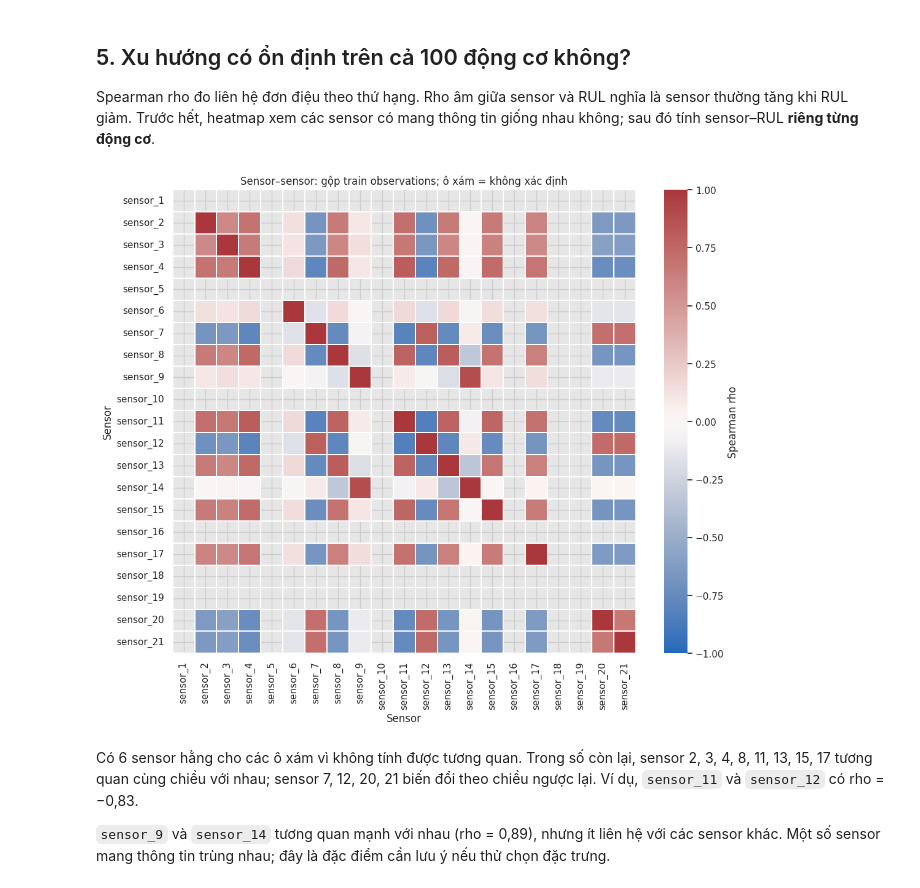
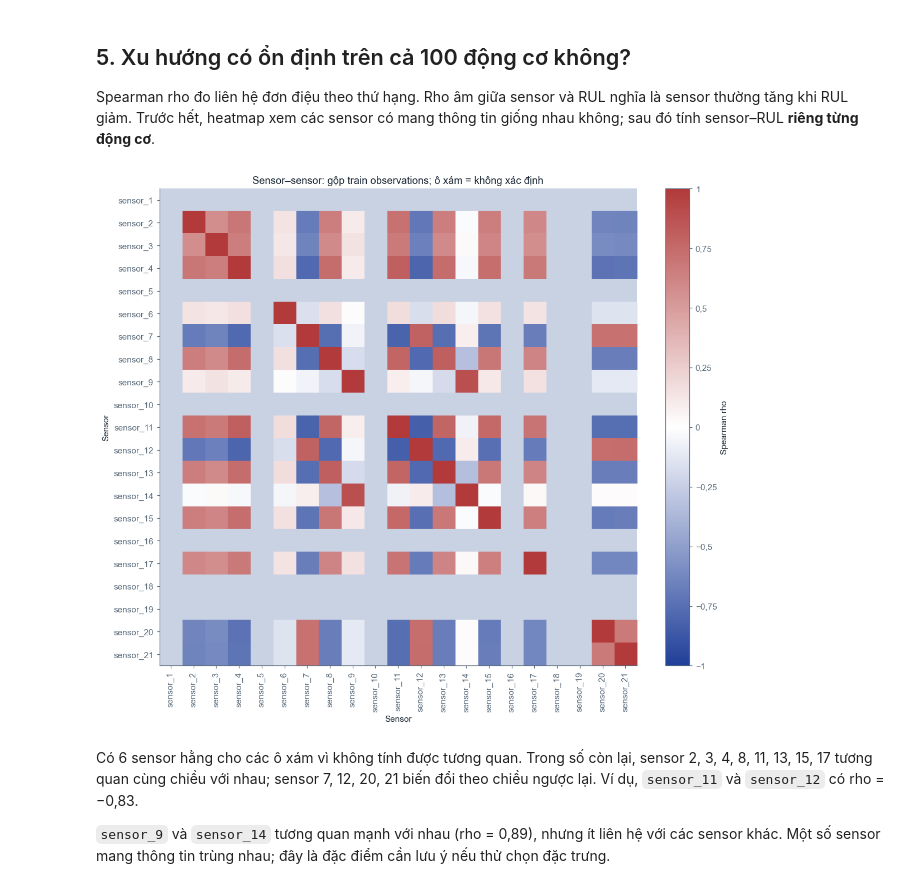
Before and after one commit to ti014/tinasa-cmapss-rul-prediction, a Jupyter notebook: notebooks/01_fd001_eda.ipynb, the cells around one changed output. Cells and saved outputs as stored; diff of their text form; code cells hidden in the pictures.

```diff
--- a/notebooks/01_fd001_eda.ipynb
+++ b/notebooks/01_fd001_eda.ipynb
@@ -26,6 +28,5 @@ RAW_PATH = ROOT / "data/raw/train_FD001.txt"
 # %%
 import tempfile
-import seaborn as sns
 
 output_root = ROOT / "outputs/notebook01"
 output_root.mkdir(parents=True, exist_ok=True)
@@ -33,8 +34,6 @@ OUTPUT = Path(tempfile.mkdtemp(prefix="run-", dir=output_root))
 TABLES, FIGURES = OUTPUT / "tables", OUTPUT / "figures"
 TABLES.mkdir()
 FIGURES.mkdir()
-sns.set_theme(style="whitegrid", context="notebook", palette="colorblind")
-plt.rcParams.update({"font.family": "DejaVu Sans", "figure.dpi": 100})
 # %% [markdown]
 ## 1. Đọc một động cơ trước khi gộp cả tập
 
@@ -67,6 +66,7 @@ def save_table(table, filename):
 
 
 def show_figure(fig, filename, show=True):
+    style_figure(fig)
     fig.savefig(FIGURES / filename, dpi=150, bbox_inches="tight", facecolor="white")
     if show:
         display(fig)
@@ -310,19 +311,25 @@ Spearman rho đo liên hệ đơn điệu theo thứ hạng. Rho âm giữa sens
 khi RUL giảm. Trước hết, heatmap xem các sensor có mang thông tin giống nhau không; sau đó tính
 sensor–RUL **riêng từng động cơ**.
 # %%
+from matplotlib.colors import LinearSegmentedColormap
+
 sensor_correlation = train[list(SENSORS)].corr(method="spearman")
 sensor_correlation.index.name = "sensor"
 save_table(sensor_correlation.reset_index(), "sensor_spearman_pooled.csv")
-
 fig, ax = plt.subplots(figsize=(11, 9), layout="constrained")
-ax.set_facecolor("#e6e6e6")
-sns.heatmap(sensor_correlation, vmin=-1, vmax=1, center=0, cmap="vlag", square=True,
-            ax=ax, cbar_kws={"label": "Spearman rho"}, linewidths=0.15)
+ax.set_facecolor(COLORS["grid"])
+cmap = LinearSegmentedColormap.from_list("sensor", [COLORS["blue"], COLORS["white"], COLORS["red"]])
+image = ax.imshow(sensor_correlation, vmin=-1, vmax=1, cmap=cmap)
+fig.colorbar(image, ax=ax, label="Spearman rho")
+ax.set(xticks=range(len(SENSORS)), xticklabels=SENSORS,
+       yticks=range(len(SENSORS)), yticklabels=SENSORS)
+ax.tick_params(axis="x", labelrotation=90)
+ax.grid(False)
 ax.set(title="Sensor–sensor: gộp train observations; ô xám = không xác định",
        xlabel="Sensor", ylabel="Sensor")
 show_figure(fig, "sensor_spearman_pooled.png")
 # %% [output]
-[figure, old version]
+[figure, new version]
 # %% [markdown]
 Có 6 sensor hằng cho các ô xám vì không tính được tương quan. Trong số còn lại, sensor 2, 3, 4, 8, 11,
 13, 15, 17 tương quan cùng chiều với nhau; sensor 7, 12, 20, 21 biến đổi theo chiều ngược lại.
```
Also changed, not shown: parts of 11 cells of this notebook, 17 other files.
